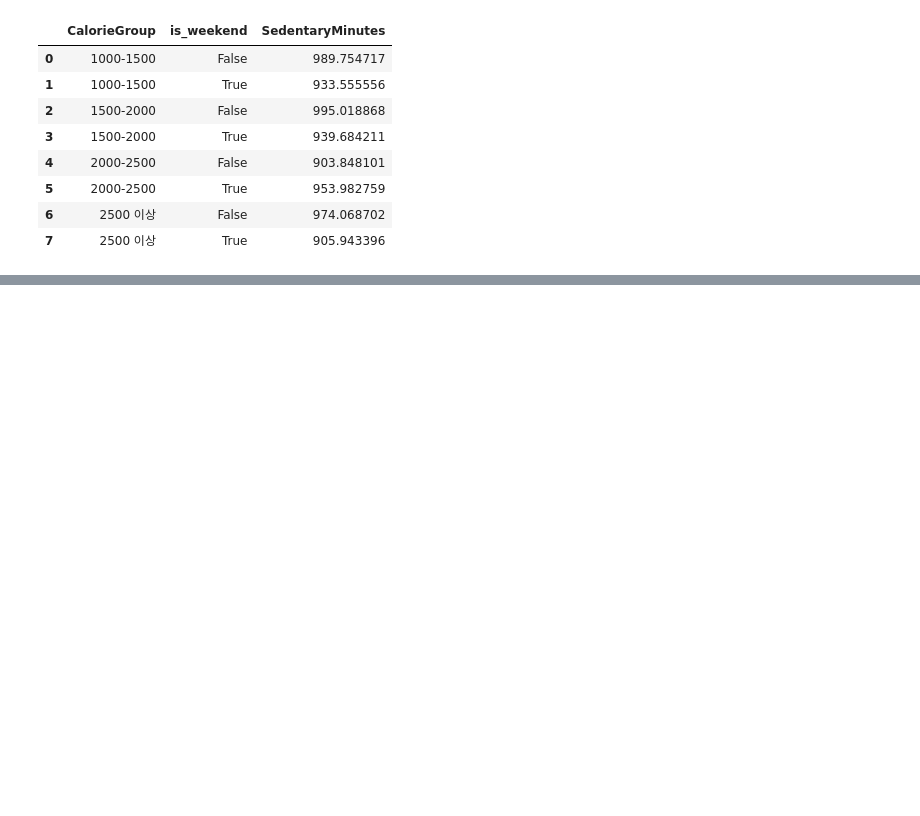
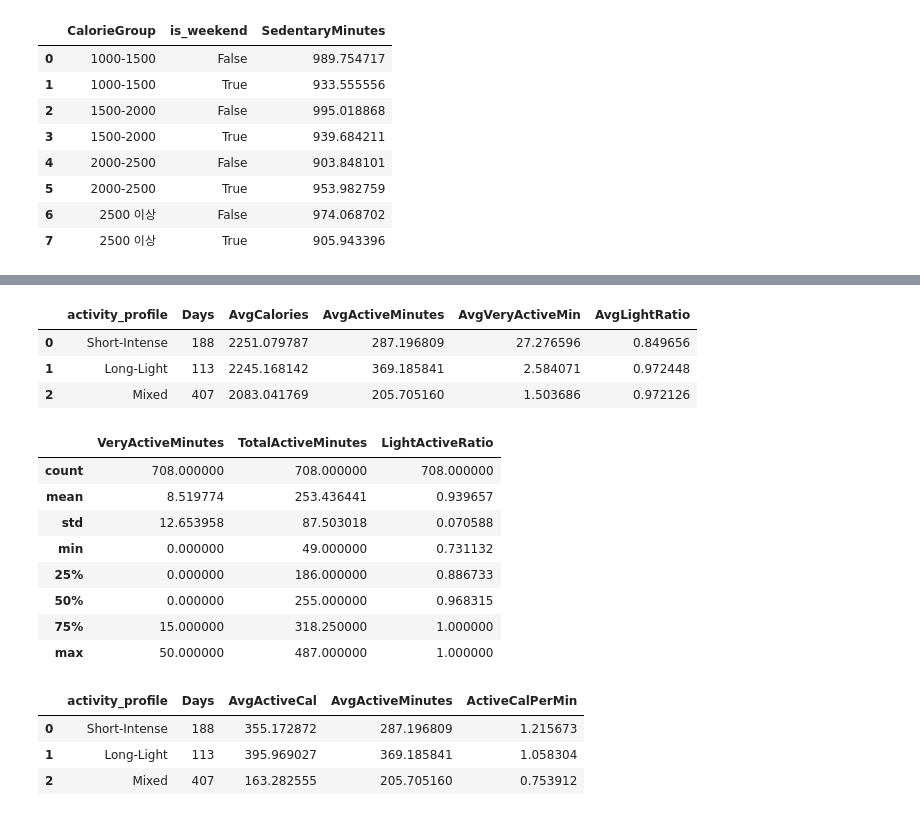
Before and after one commit to jeesy95-creator/sparta_15, a Jupyter notebook: notebooks/Soyun.ipynb, the cells around one changed output, grey strips where cells are left out. Saved outputs shown, nothing was run; the diff lists cells and outputs as text; code cells hidden in the pictures; blank space fills up the shorter version.

```diff
--- a/notebooks/Soyun.ipynb
+++ b/notebooks/Soyun.ipynb
@@ -1403,0 +1383,67 @@ user.head()
+# %%
+profile_summary = (
+    actcp_d_clean
+      .groupby('activity_profile')
+      .agg(
+          Days=('Id','count'),
+          AvgCalories=('Calories','mean'),
+          AvgActiveMinutes=('TotalActiveMinutes','mean'),
+          AvgVeryActiveMin=('VeryActiveMinutes','mean'),
+          AvgLightRatio=('LightActiveRatio','mean')
+      )
+      .sort_values('AvgCalories', ascending=False)
+      .reset_index()
+)
+profile_summary
+# %% [output]
+|  | activity_profile | Days | AvgCalories | AvgActiveMinutes | AvgVeryActiveMin | AvgLightRatio |
+| 0 | Short-Intense | 188 | 2251.079787 | 287.196809 | 27.276596 | 0.849656 |
+| 1 | Long-Light | 113 | 2245.168142 | 369.185841 | 2.584071 | 0.972448 |
+| 2 | Mixed | 407 | 2083.041769 | 205.705160 | 1.503686 | 0.972126 |
+# %%
+actcp_d_clean[['VeryActiveMinutes','TotalActiveMinutes','LightActiveRatio']].describe()
+# %% [output]
+|  | VeryActiveMinutes | TotalActiveMinutes | LightActiveRatio |
+| count | 708.000000 | 708.000000 | 708.000000 |
+| mean | 8.519774 | 253.436441 | 0.939657 |
+| std | 12.653958 | 87.503018 | 0.070588 |
+| min | 0.000000 | 49.000000 | 0.731132 |
+| 25% | 0.000000 | 186.000000 | 0.886733 |
+| 50% | 0.000000 | 255.000000 | 0.968315 |
+| 75% | 15.000000 | 318.250000 | 1.000000 |
+| max | 50.000000 | 487.000000 | 1.000000 |
+# %%
+df = actcp_d_clean.copy()
+
+# 1) 개인별 "저활동일" 기준: TotalActiveMinutes가 아주 낮은 날(예: 하위 20%)
+q = df.groupby('Id')['TotalActiveMinutes'].transform(lambda s: s.quantile(0.2))
+low_active = df[df['TotalActiveMinutes'] <= q]
+
+# 2) 개인별 baseline calories 추정 (저활동일의 calories 중앙값)
+baseline = low_active.groupby('Id')['Calories'].median().rename('BaselineCalories')
+
+df = df.merge(baseline, on='Id', how='left')
+
+# 3) 활동 칼로리(추정) = Total - Baseline (음수 방지)
+df['ActiveCalories_est'] = (df['Calories'] - df['BaselineCalories']).clip(lower=0)
+
+# 4) "활동 효율" = 활동칼로리 / 활동시간
+df['ActiveCalPerMin'] = df['ActiveCalories_est'] / df['TotalActiveMinutes']
+
+profile_eff = (
+    df.groupby('activity_profile')
+      .agg(
+          Days=('Id','count'),
+          AvgActiveCal=('ActiveCalories_est','mean'),
+          AvgActiveMinutes=('TotalActiveMinutes','mean'),
+          ActiveCalPerMin=('ActiveCalPerMin','mean')
+      )
+      .sort_values('ActiveCalPerMin', ascending=False)
+      .reset_index()
+)
+profile_eff
+# %% [output]
+|  | activity_profile | Days | AvgActiveCal | AvgActiveMinutes | ActiveCalPerMin |
+| 0 | Short-Intense | 188 | 355.172872 | 287.196809 | 1.215673 |
+| 1 | Long-Light | 113 | 395.969027 | 369.185841 | 1.058304 |
+| 2 | Mixed | 407 | 163.282555 | 205.705160 | 0.753912 |
```
Also changed, not shown: parts of 7 cells of this notebook, 2 other files.
